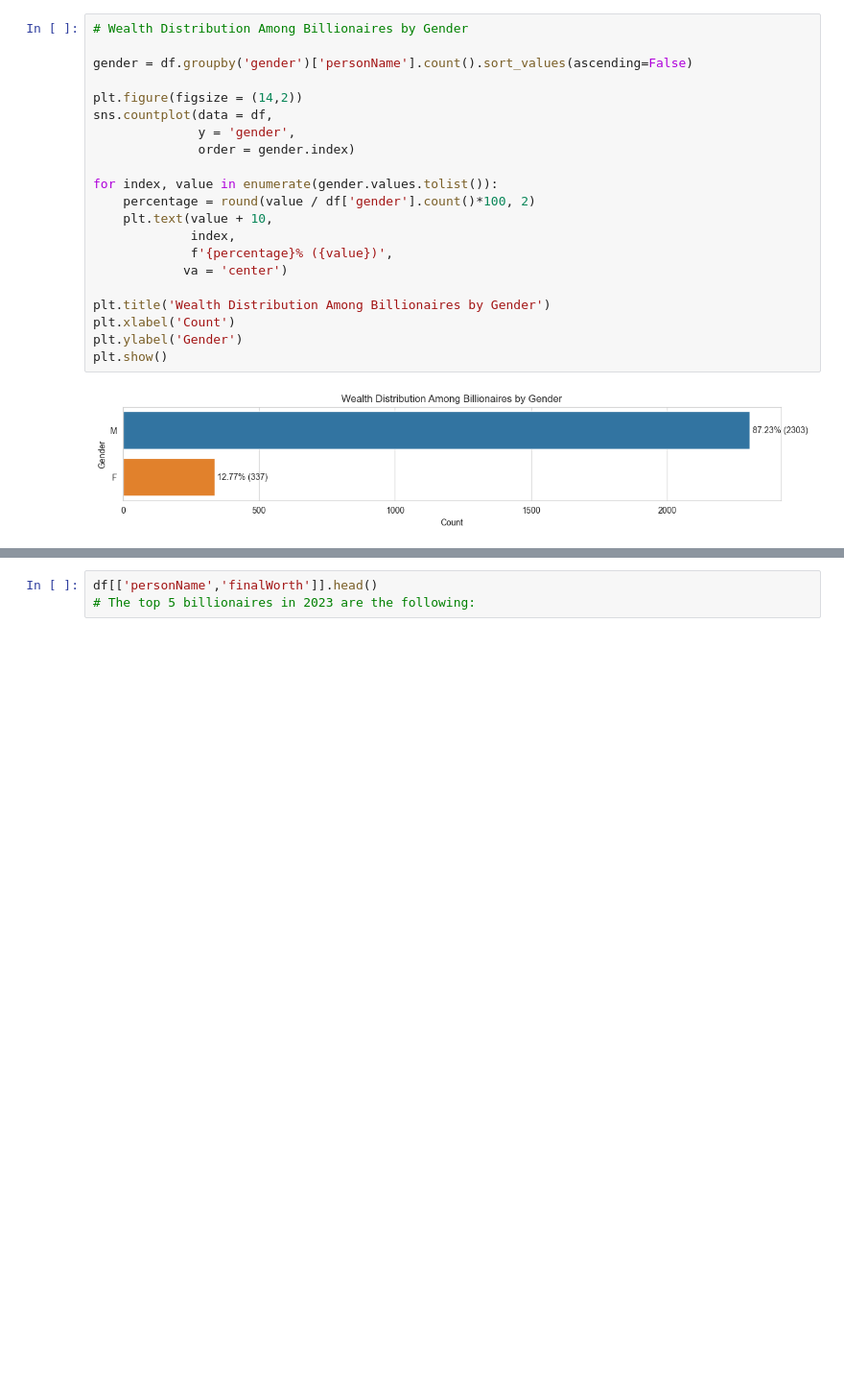
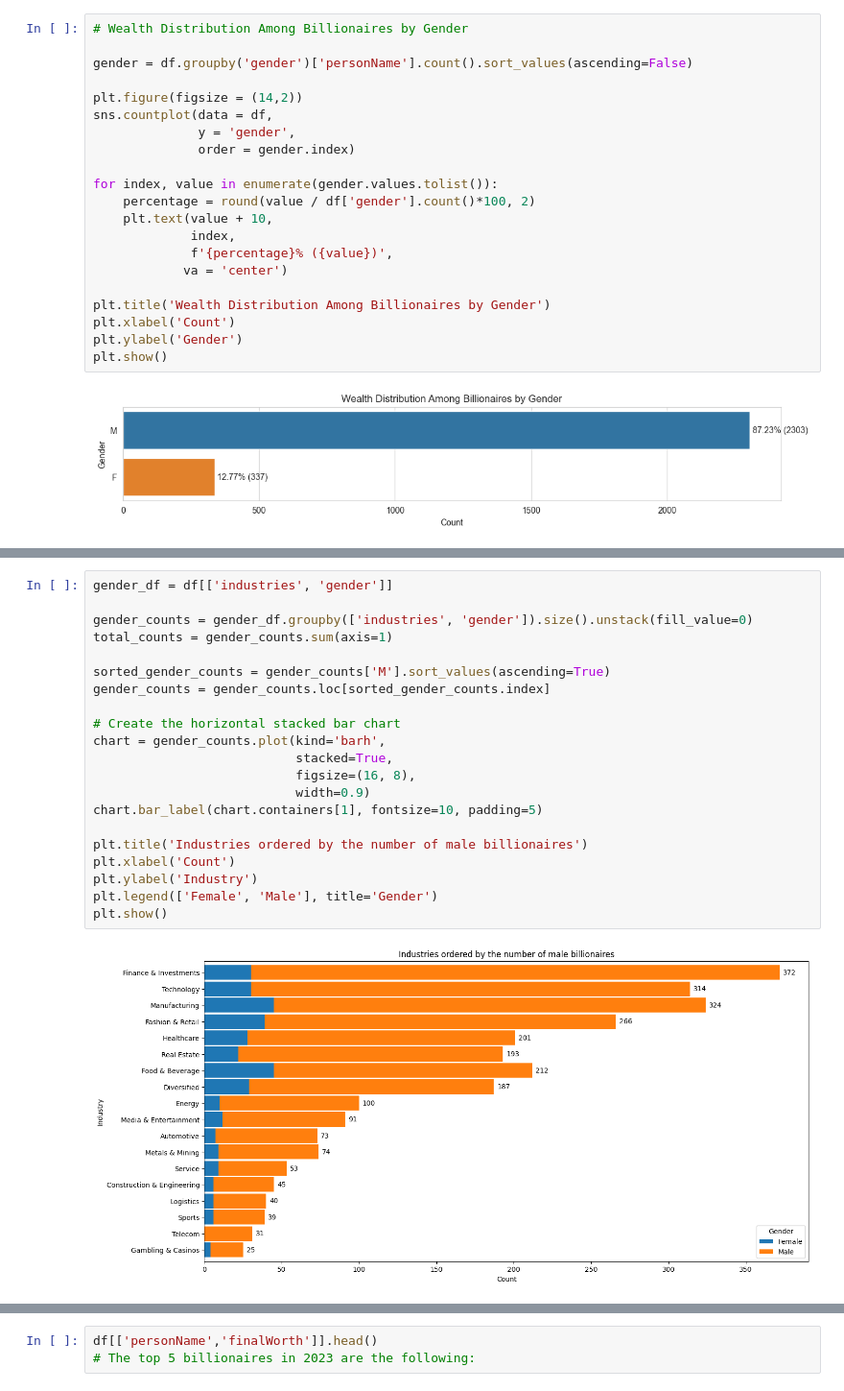
Before and after one commit to marcosziadi/Project_Billionaires_Statistics, a Jupyter notebook: Billionaires Statistics.ipynb, the cells around one changed output, grey strips where cells are left out. Shown: that part at 96% size. Cells and saved outputs as stored; diff of their text form; blank space fills up the shorter version.

```diff
--- a/Billionaires Statistics.ipynb
+++ b/Billionaires Statistics.ipynb
@@ -272,3 +268,26 @@ plt.show()
+# %%
+gender_df = df[['industries', 'gender']]
+
+gender_counts = gender_df.groupby(['industries', 'gender']).size().unstack(fill_value=0)
+total_counts = gender_counts.sum(axis=1)
+
+sorted_gender_counts = gender_counts['M'].sort_values(ascending=True)
+gender_counts = gender_counts.loc[sorted_gender_counts.index]
+
+# Create the horizontal stacked bar chart
+chart = gender_counts.plot(kind='barh',
+                           stacked=True,
+                           figsize=(16, 8),
+                           width=0.9)
+chart.bar_label(chart.containers[1], fontsize=10, padding=5)
+
+plt.title('Industries ordered by the number of male billionaires')
+plt.xlabel('Count')
+plt.ylabel('Industry')
+plt.legend(['Female', 'Male'], title='Gender')
+plt.show()
+# %% [output]
+[figure, added]
 # %%
 # What about percentage wise
 gender_df = df[['industries', 'gender']]
```
Also changed, not shown: parts of 9 cells of this notebook.
